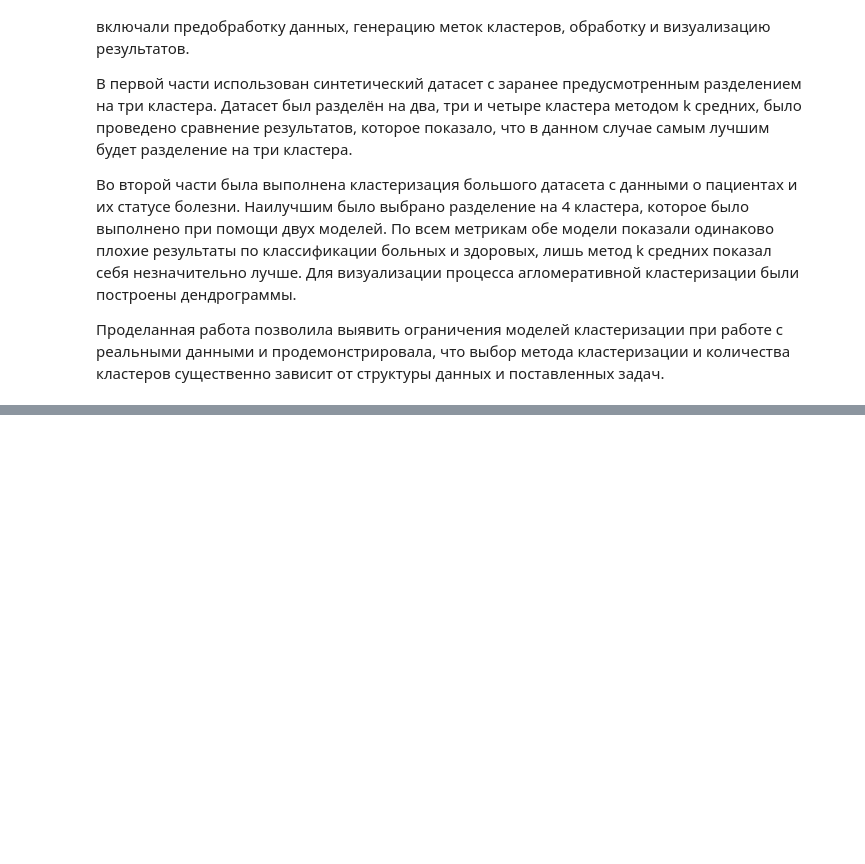
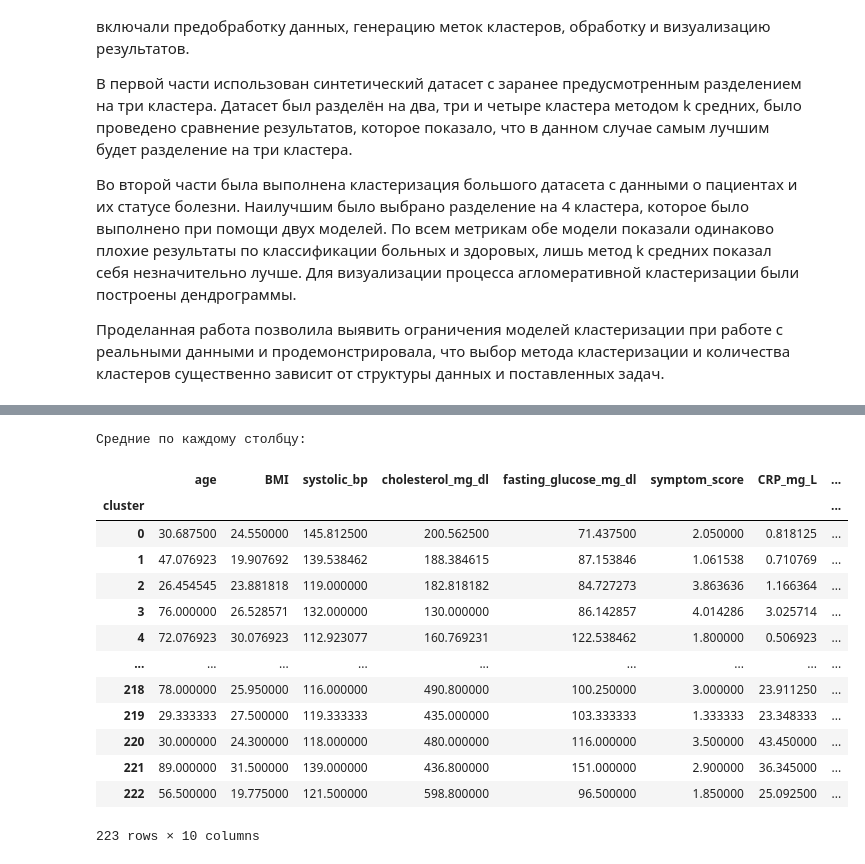
Before and after one commit to RomanPro100/DA_lab4, a Jupyter notebook: ЛР4_Прокопов_1.ipynb, the cells around one changed output, grey strips where cells are left out. Drawn from its saved outputs; the diff is of its cells as text; code cells hidden in the pictures; blank space fills up the shorter version.

```diff
--- a/ЛР4_Прокопов_1.ipynb
+++ b/ЛР4_Прокопов_1.ipynb
@@ -587,0 +700,21 @@ plt.show()
+# %%
+print("Средние по каждому столбцу:")
+affprop_means = patients_affprop.groupby("cluster").mean(numeric_only=True)
+affprop_means["Count"] = patients_affprop["cluster"].value_counts()
+affprop_means
+# %% [output]
+Средние по каждому столбцу:
+|  | age | BMI | systolic_bp | cholesterol_mg_dl | fasting_glucose_mg_dl | symptom_score | CRP_mg_L | ... |
+| cluster |  |  |  |  |  |  |  | ... |
+| 0 | 30.687500 | 24.550000 | 145.812500 | 200.562500 | 71.437500 | 2.050000 | 0.818125 | ... |
+| 1 | 47.076923 | 19.907692 | 139.538462 | 188.384615 | 87.153846 | 1.061538 | 0.710769 | ... |
+| 2 | 26.454545 | 23.881818 | 119.000000 | 182.818182 | 84.727273 | 3.863636 | 1.166364 | ... |
+| 3 | 76.000000 | 26.528571 | 132.000000 | 130.000000 | 86.142857 | 4.014286 | 3.025714 | ... |
+| 4 | 72.076923 | 30.076923 | 112.923077 | 160.769231 | 122.538462 | 1.800000 | 0.506923 | ... |
+| ... | ... | ... | ... | ... | ... | ... | ... | ... |
+| 218 | 78.000000 | 25.950000 | 116.000000 | 490.800000 | 100.250000 | 3.000000 | 23.911250 | ... |
+| 219 | 29.333333 | 27.500000 | 119.333333 | 435.000000 | 103.333333 | 1.333333 | 23.348333 | ... |
+| 220 | 30.000000 | 24.300000 | 118.000000 | 480.000000 | 116.000000 | 3.500000 | 43.450000 | ... |
+| 221 | 89.000000 | 31.500000 | 139.000000 | 436.800000 | 151.000000 | 2.900000 | 36.345000 | ... |
+| 222 | 56.500000 | 19.775000 | 121.500000 | 598.800000 | 96.500000 | 1.850000 | 25.092500 | ... |
+223 rows × 10 columns
```
Also changed, not shown: parts of 15 cells of this notebook.
